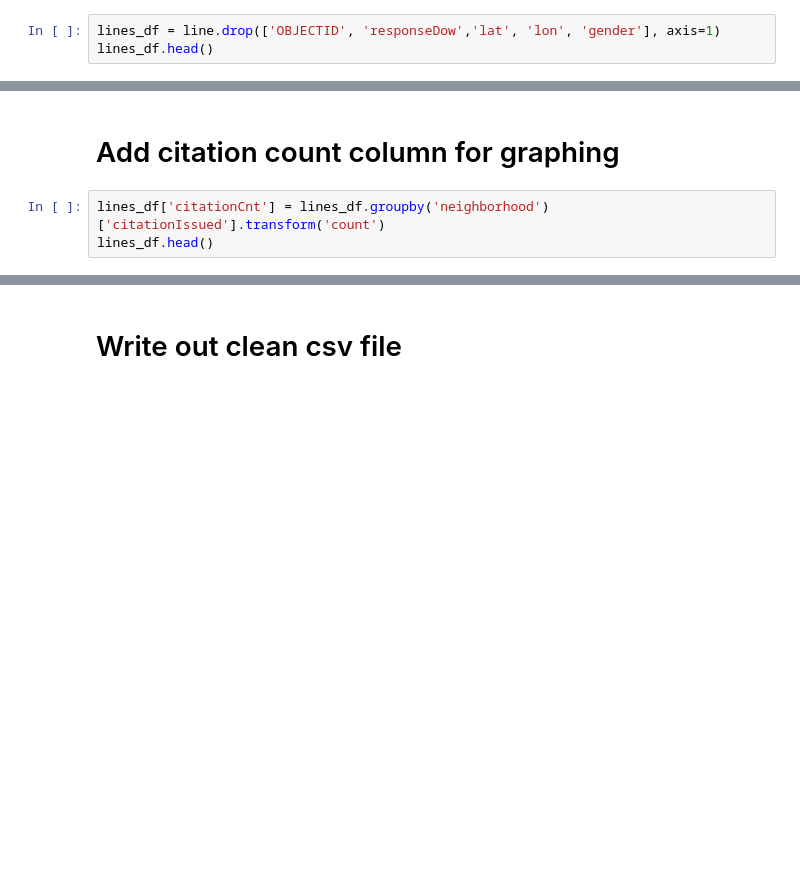
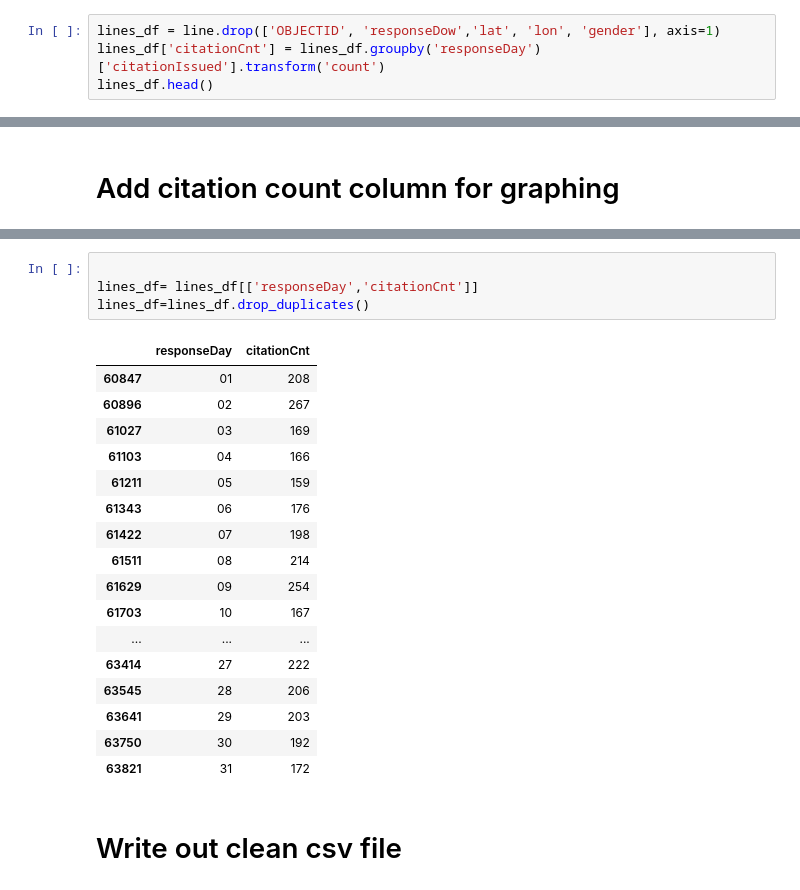
Before and after one commit to mccallkm/Minneapolis-Traffic-Stop-Data-Analysis, a Jupyter notebook: clean_data.ipynb, the cells around one changed output, grey strips where cells are left out. Drawn from its saved outputs; the diff is of its cells as text; blank space fills up the shorter version.

Commit message:
update citation data

```diff
--- a/clean_data.ipynb
+++ b/clean_data.ipynb
@@ -400,6 +369,7 @@ line.tail()
 # Keep only relevant columns
 # %%
 lines_df = line.drop(['OBJECTID', 'responseDow','lat', 'lon', 'gender'], axis=1)
+lines_df['citationCnt'] = lines_df.groupby('responseDay')['citationIssued'].transform('count')
 lines_df.head()
 # %% [output]
 |  | responseDate | citationIssued | neighborhood | responseDay | responseMonth | responseMonthName | ... |
@@ -410,6 +380,3 @@ lines_df.head()
 | 60898 | 2018-01-02 03:17:47.000000 | YES | Hawthorne | 02 | 01 | Jan | ... |
 # %% [markdown]
 # Add citation count column for graphing
-# %%
-lines_df['citationCnt'] = lines_df.groupby('neighborhood')['citationIssued'].transform('count')
-lines_df.head()
@@ -423,3 +383,25 @@ lines_df.head()
+# %%
+
+lines_df= lines_df[['responseDay','citationCnt']]
+lines_df=lines_df.drop_duplicates()
+# %% [output]
+|  | responseDay | citationCnt |
+| 60847 | 01 | 208 |
+| 60896 | 02 | 267 |
+| 61027 | 03 | 169 |
+| 61103 | 04 | 166 |
+| 61211 | 05 | 159 |
+| 61343 | 06 | 176 |
+| 61422 | 07 | 198 |
+| 61511 | 08 | 214 |
+| 61629 | 09 | 254 |
+| 61703 | 10 | 167 |
+| ... | ... | ... |
+| 63414 | 27 | 222 |
+| 63545 | 28 | 206 |
+| 63641 | 29 | 203 |
+| 63750 | 30 | 192 |
+| 63821 | 31 | 172 |
 # %% [markdown]
 # Write out clean csv file
 # %%
```
Also changed, not shown: parts of 7 cells of this notebook, 2 other files.
